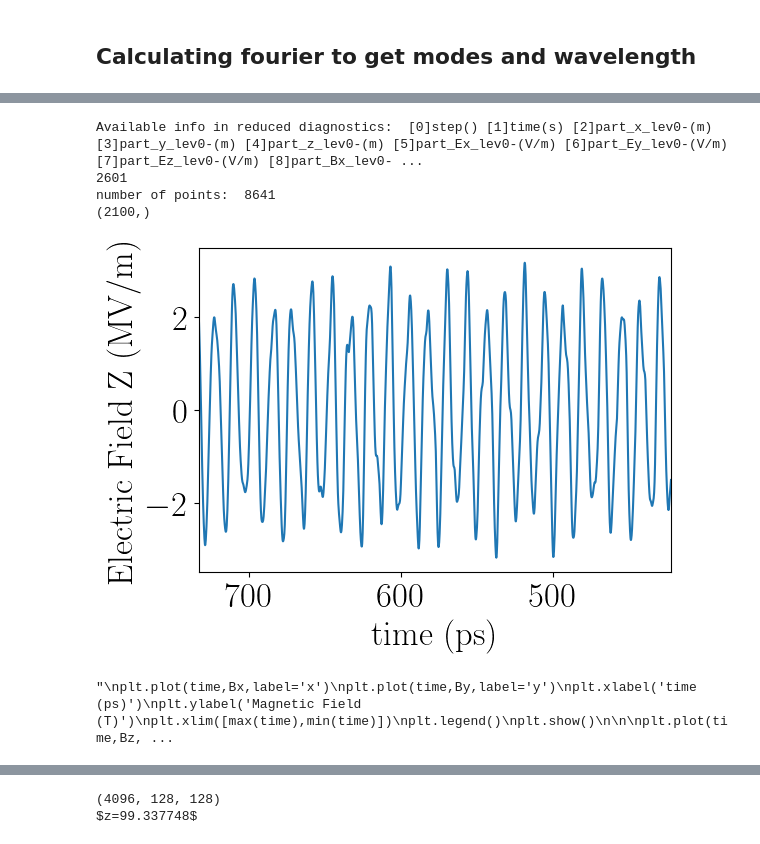
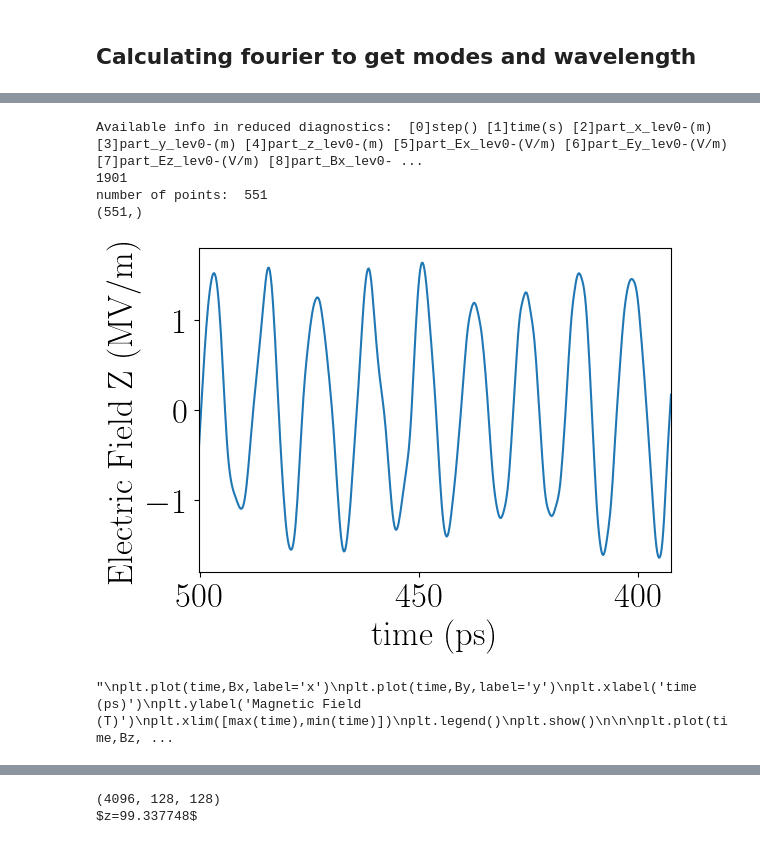
Before and after one commit to Poto45/AWA_beamline_sim, a Jupyter notebook: PlotFiles/warpx/analyonebeam.ipynb, the cells around one changed output, grey strips where cells are left out. Saved outputs shown, nothing was run; the diff lists cells and outputs as text; code cells hidden in the pictures.

```diff
--- a/PlotFiles/warpx/analyonebeam.ipynb
+++ b/PlotFiles/warpx/analyonebeam.ipynb
@@ -802,4 +826,6 @@ aluminum skin depth:  304.6238749617673  nm
 # %%
+
+probetxtfile = base+direc+'diags/reducedfiles/exitprobe.txt' # exitprobe
 f = open(probetxtfile)
 
 #num = int(f.readline())
@@ -826,7 +852,7 @@ for i in np.arange(len(time)):
         break
 print(indlast)
 #indlast = 0
-indlast = indlast+250
+indlast = indlast+100
 time = ar[:, 1][indlast:]*1e12 # ps
 loc_x = ar[:, 2][indlast:] # m
 loc_y = ar[:, 3][indlast:] #m
@@ -848,44 +874,44 @@ plt.xlim([max(time),min(time)])
 plt.legend()
 plt.show()
 '''
-maxtime = 2100
+maxtime = 2000
 print(np.shape(gEz[:maxtime]))
 plt.plot(time[:maxtime],gEz[:maxtime]*MV,label='z')
 plt.xlabel('time (ps)')
 plt.ylabel('Electric Field Z (MV/m)')
 plt.xlim([max(time[:maxtime]),min(time[:maxtime])])
 
 plt.tight_layout()
 #plt.savefig('/lstr/sahara/aard/cphillips/ipynbfiles/AAC24/paper/1bunchWXdecay.png')
 plt.show()
 '''
 plt.plot(time,Bx,label='x')
 plt.plot(time,By,label='y')
 plt.xlabel('time (ps)')
 plt.ylabel('Magnetic Field (T)')
 plt.xlim([max(time),min(time)])
 plt.legend()
 plt.show()
 
 
 plt.plot(time,Bz,label='z')
 plt.xlabel('time (ps)')
 plt.ylabel('Magnetic Field Z (T)')
 plt.xlim([max(time),min(time)])
 plt.show()
 
 plt.plot(time,PV)
 plt.xlabel('time (ps)')
 plt.ylabel('Poynting Vector')
 plt.xlim([max(time),min(time)])
 plt.show()
 '''
 # %% [output]
 Available info in reduced diagnostics:  [0]step() [1]time(s) [2]part_x_lev0-(m) [3]part_y_lev0-(m) [4]part_z_lev0-(m) [5]part_Ex_lev0-(V/m) [6]part_Ey_lev0-(V/m) [7]part_Ez_lev0-(V/m) [8]part_Bx_lev0- ...
-2601
-number of points:  8641
-(2100,)
+1901
+number of points:  551
+(551,)
-[figure, old version]
+[figure, new version]
 "\nplt.plot(time,Bx,label='x')\nplt.plot(time,By,label='y')\nplt.xlabel('time (ps)')\nplt.ylabel('Magnetic Field (T)')\nplt.xlim([max(time),min(time)])\nplt.legend()\nplt.show()\n\n\nplt.plot(time,Bz, ...
 # %%
 import scipy.constants as const
```
Also changed, not shown: parts of 12 cells of this notebook.
